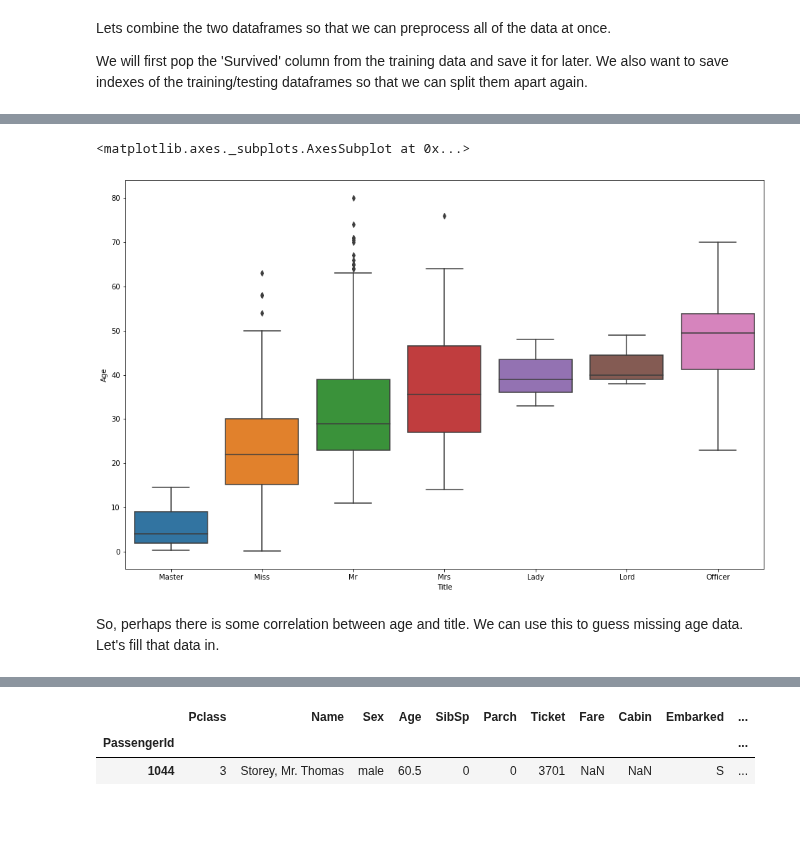
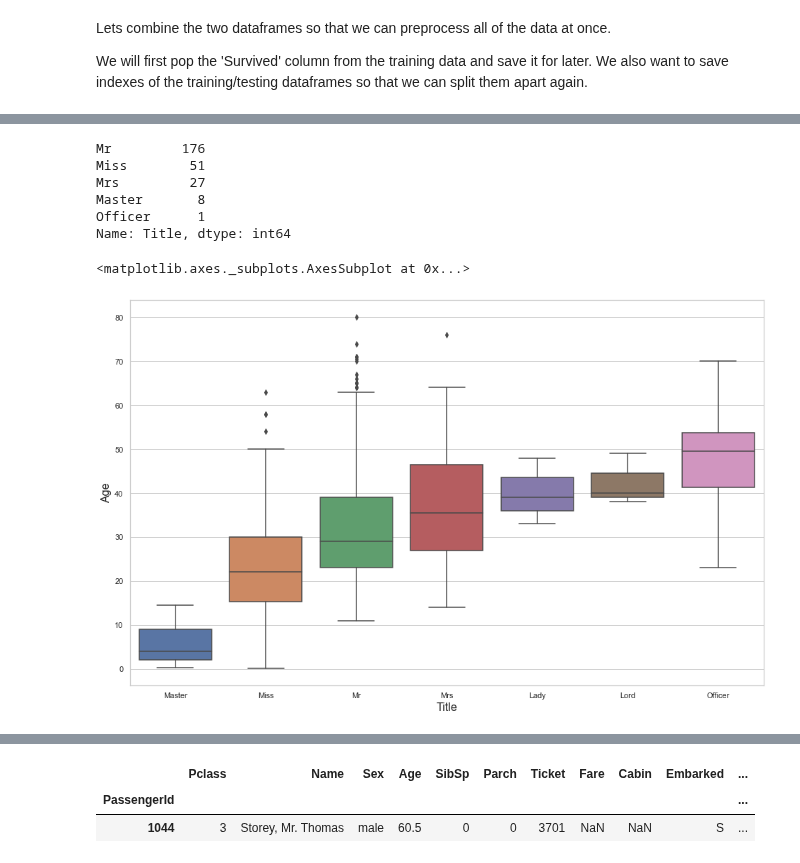
Before and after one commit to wcneill/ml-from-scratch, a Jupyter notebook: kaggle/titanic/titanic_ml.ipynb, the cells around one changed output, grey strips where cells are left out. Cells and saved outputs as stored; diff of their text form; code cells hidden in the pictures; blank space fills up the shorter version.

Commit message:
added seaborn default visualization parameters

```diff
--- a/kaggle/titanic/titanic_ml.ipynb
+++ b/kaggle/titanic/titanic_ml.ipynb
@@ -9,4 +9,12 @@ import pandas as pd
 # visualization libraries
 import matplotlib.pyplot as plt
 import seaborn as sns
-plt.rcParams['figure.figsize'] = [16, 10]
+
+# Set-up default visualization parameters
+viz_dict = {
+    'figure.figsize':[16, 10],
+    'axes.titlesize':18,
+    'axes.labelsize':16,
+}
+sns.set_context("notebook", rc=viz_dict)
+sns.set_style("whitegrid")
@@ -71,13 +94,12 @@ From the data, we can tell if a person traveled alone, or with family. We can te
 df['FamilySize'] = 1 + df.SibSp + df.Parch
 df['Alone'] = df.FamilySize.apply(lambda x: 1 if x==1 else 0)
 # %%
-# extract titles:
+# extract last names and titles:
 # The regular expression ([A-Za-z]+) searches for and returns any groups of letters of
 # upper or lower case. The '+' indicates to return any group that occurs 1 or more times
 df['Title'] = df.Name.str.extract(r'([A-Za-z]+)\.')
 
-sns.countplot(df.Title)
-
-# let's also check the distribution of missing ages:
-df.Title[df.Age.isnull()].value_counts()
+# extract last name:
+sns.countplot(df.Title).set_title("Histogram of Passenger Titles")
+df['LName'] = df.Name.str.extract(r'([A-Za-z]+),')
 # %% [output]
@@ -120,10 +142,16 @@ There may be some correlation between title and age, allowing us to fill in miss
+# %%
+# distribution of missing ages:
+df.Title[df.Age.isnull()].value_counts()
+# %% [output]
+Mr         176
+Miss        51
+Mrs         27
+Master       8
+Officer      1
+Name: Title, dtype: int64
 # %%
-#some sorting to make sure the following boxplot is ordered:
-df_age_title = df[['Title', 'Age']]
-
+# box plot of title vs age, in order of increasing median
 sns.boxplot(x='Title', y='Age', data=df, order=['Officer', 'Lord', 'Lady', 'Mrs', 'Mr', 'Miss', 'Master'][::-1])
 # %% [output]
 <matplotlib.axes._subplots.AxesSubplot at 0x...>
-[figure, old version]
+[figure, new version]
-# %% [markdown]
-So, perhaps there is some correlation between age and title. We can use this to guess missing age data. Let's fill that data in.
```
Also changed, not shown: parts of 26 cells of this notebook.
